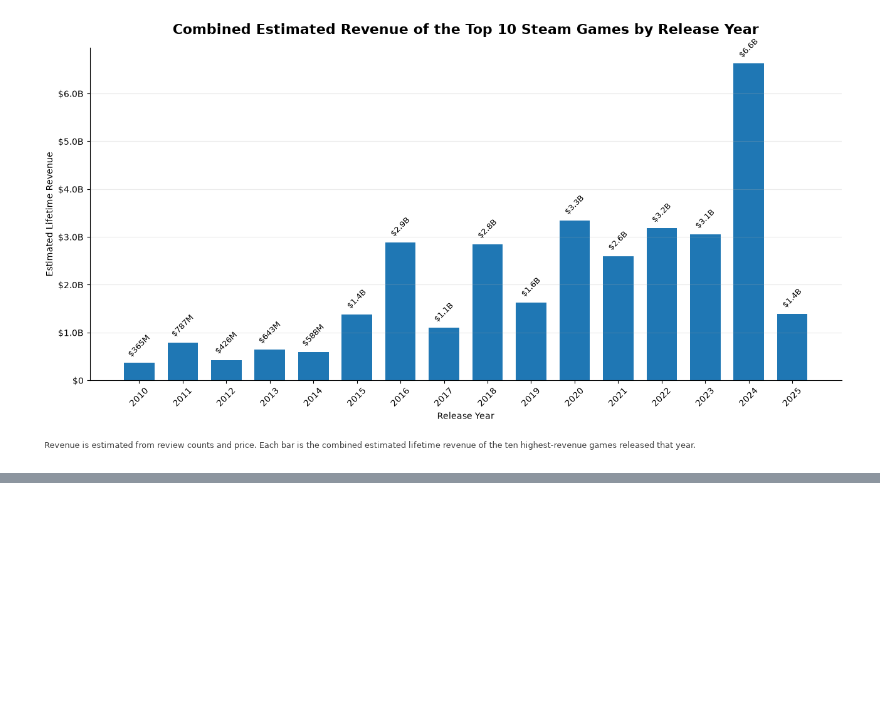
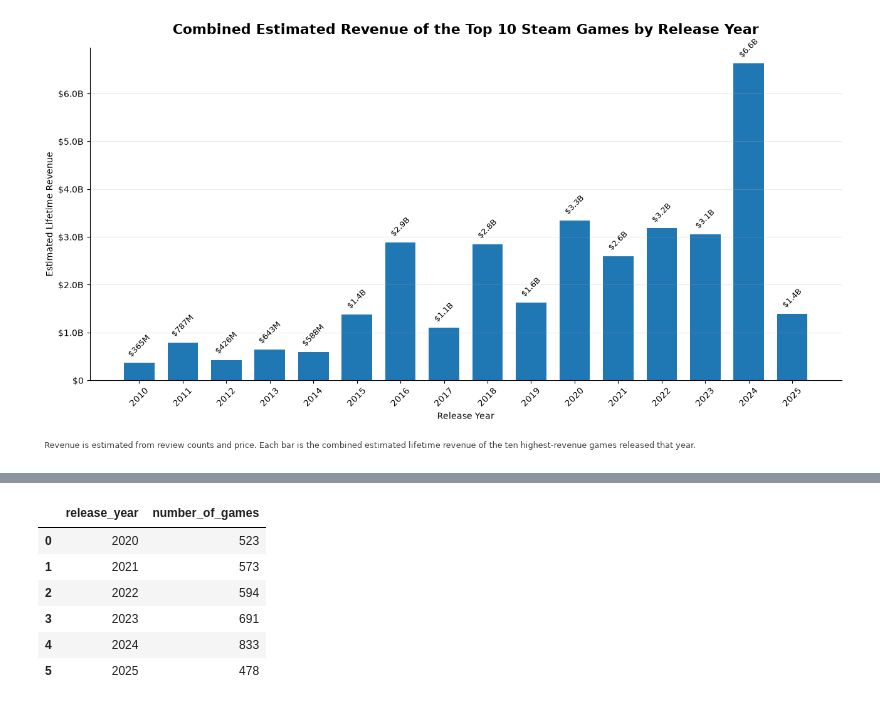
Before and after one commit to IRCSS/Steam-Data-Analyzer, a Jupyter notebook: notebooks/games_chart.ipynb, the cells around one changed output, grey strips where cells are left out. Drawn from its saved outputs; the diff is of its cells as text; code cells hidden in the pictures; blank space fills up the shorter version.

```diff
--- a/notebooks/games_chart.ipynb
+++ b/notebooks/games_chart.ipynb
@@ -1918,0 +1983,18 @@ plt.show()
+# %%
+games_per_year = (
+    games_100k_to_1m
+    .groupby("release_year")
+    .size()
+    .rename("number_of_games")
+    .reset_index()
+)
+
+display(games_per_year)
+# %% [output]
+|  | release_year | number_of_games |
+| 0 | 2020 | 523 |
+| 1 | 2021 | 573 |
+| 2 | 2022 | 594 |
+| 3 | 2023 | 691 |
+| 4 | 2024 | 833 |
+| 5 | 2025 | 478 |
```
Also changed, not shown: parts of 2 cells of this notebook, 6 other files.
